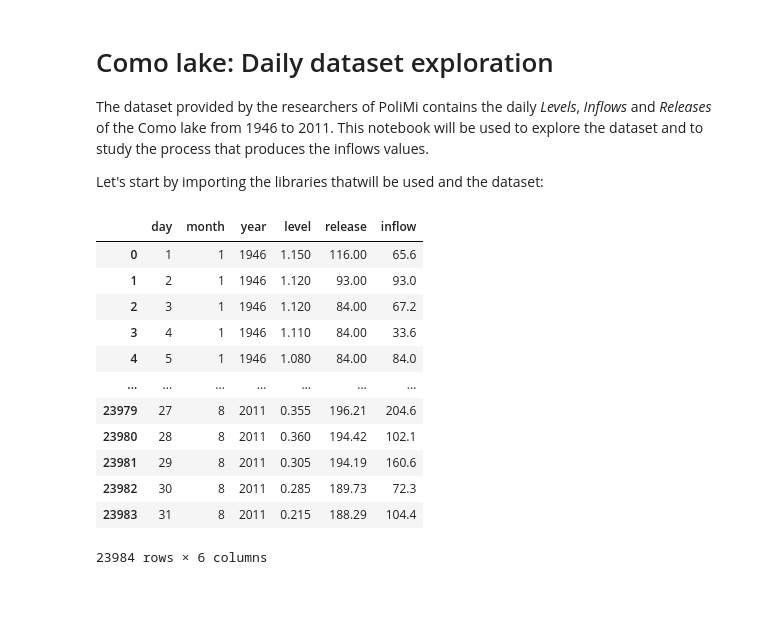
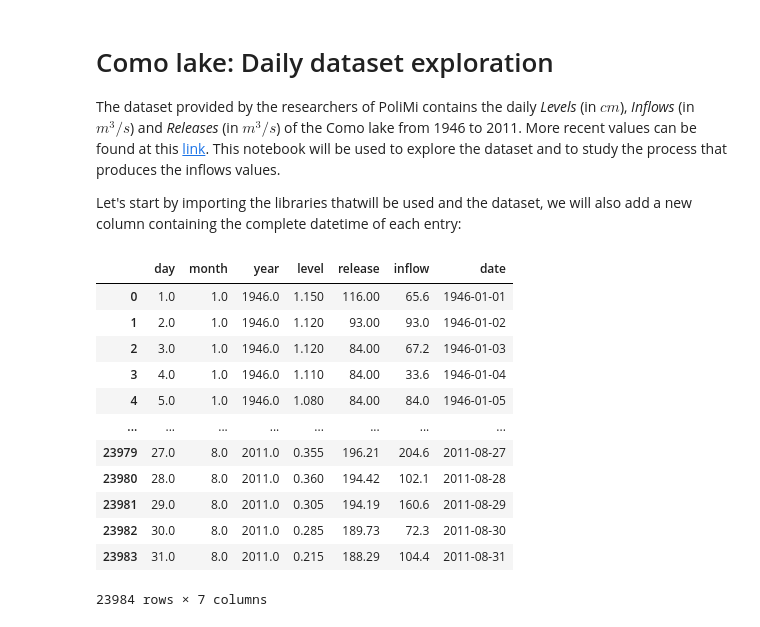
Before and after one commit to francescovidaich964/Como_lake, a Jupyter notebook: Como_lake_daily_data.ipynb, the cells around one changed output. Saved outputs shown, nothing was run; the diff lists cells and outputs as text; code cells hidden in the pictures; blank space fills up the shorter version.

```diff
--- a/Como_lake_daily_data.ipynb
+++ b/Como_lake_daily_data.ipynb
@@ -1,34 +1,34 @@
 # %% [markdown]
 # Como lake: Daily dataset exploration
-The dataset provided by the researchers of PoliMi contains the daily *Levels*, *Inflows* and *Releases* of the Como lake from 1946 to 2011. This notebook will be used to explore the dataset and to study the process that produces the inflows values.
+The dataset provided by the researchers of PoliMi contains the daily *Levels* (in $cm$), *Inflows* (in $m^3/s$) and *Releases* (in $m^3/s$) of the Como lake from 1946 to 2011. More recent values can be found at this [link](https://adda.laghi.net/homepage.aspx?tab=3&subtab=2&idlago=1). This notebook will be used to explore the dataset and to study the process that produces the inflows values.
 
-Let's start by importing the libraries thatwill be used and the dataset:
+Let's start by importing the libraries thatwill be used and the dataset, we will also add a new column containing the complete datetime of each entry:
 # %%
 import matplotlib.pyplot as plt
 import pandas as pd
 import numpy as np
 import datetime
 import os
 
 from fbprophet import Prophet
 import fbprophet.plot as fbp
 import scipy.stats
 
 # Import the dataset
-data = pd.read_csv('data/como_data_1946_2011.txt', sep="  ", engine='python')
-data[['day','month','year']] = data[['day','month','year']].astype(int)
-data
+df = pd.read_csv('data/como_data_1946_2011.txt', sep="  ", engine='python')
+df['date'] = pd.to_datetime(df[["year", "month", "day"]])
+df
 # %% [output]
-|  | day | month | year | level | release | inflow |
-| 0 | 1 | 1 | 1946 | 1.150 | 116.00 | 65.6 |
-| 1 | 2 | 1 | 1946 | 1.120 | 93.00 | 93.0 |
-| 2 | 3 | 1 | 1946 | 1.120 | 84.00 | 67.2 |
-| 3 | 4 | 1 | 1946 | 1.110 | 84.00 | 33.6 |
-| 4 | 5 | 1 | 1946 | 1.080 | 84.00 | 84.0 |
-| ... | ... | ... | ... | ... | ... | ... |
-| 23979 | 27 | 8 | 2011 | 0.355 | 196.21 | 204.6 |
-| 23980 | 28 | 8 | 2011 | 0.360 | 194.42 | 102.1 |
-| 23981 | 29 | 8 | 2011 | 0.305 | 194.19 | 160.6 |
-| 23982 | 30 | 8 | 2011 | 0.285 | 189.73 | 72.3 |
-| 23983 | 31 | 8 | 2011 | 0.215 | 188.29 | 104.4 |
+|  | day | month | year | level | release | inflow | date |
+| 0 | 1.0 | 1.0 | 1946.0 | 1.150 | 116.00 | 65.6 | 1946-01-01 |
+| 1 | 2.0 | 1.0 | 1946.0 | 1.120 | 93.00 | 93.0 | 1946-01-02 |
+| 2 | 3.0 | 1.0 | 1946.0 | 1.120 | 84.00 | 67.2 | 1946-01-03 |
+| 3 | 4.0 | 1.0 | 1946.0 | 1.110 | 84.00 | 33.6 | 1946-01-04 |
+| 4 | 5.0 | 1.0 | 1946.0 | 1.080 | 84.00 | 84.0 | 1946-01-05 |
+| ... | ... | ... | ... | ... | ... | ... | ... |
+| 23979 | 27.0 | 8.0 | 2011.0 | 0.355 | 196.21 | 204.6 | 2011-08-27 |
+| 23980 | 28.0 | 8.0 | 2011.0 | 0.360 | 194.42 | 102.1 | 2011-08-28 |
+| 23981 | 29.0 | 8.0 | 2011.0 | 0.305 | 194.19 | 160.6 | 2011-08-29 |
+| 23982 | 30.0 | 8.0 | 2011.0 | 0.285 | 189.73 | 72.3 | 2011-08-30 |
+| 23983 | 31.0 | 8.0 | 2011.0 | 0.215 | 188.29 | 104.4 | 2011-08-31 |
-23984 rows × 6 columns
+23984 rows × 7 columns
```
Also changed, not shown: parts of 5 cells of this notebook, 1 other file.
